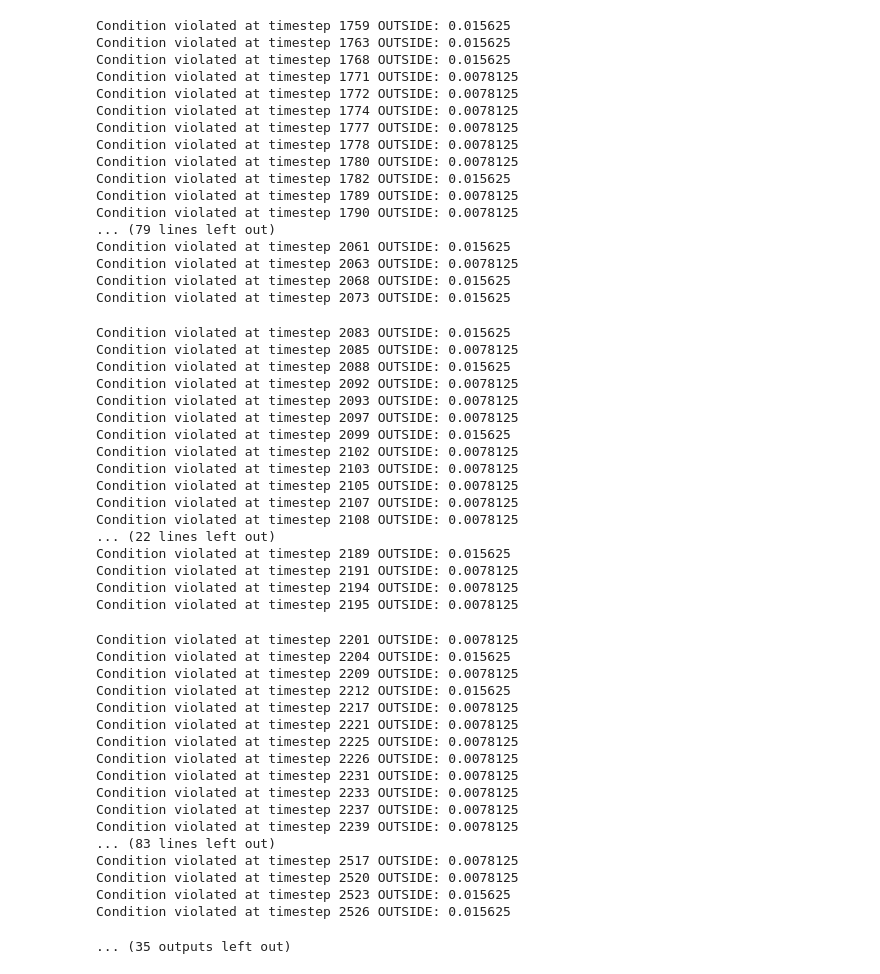
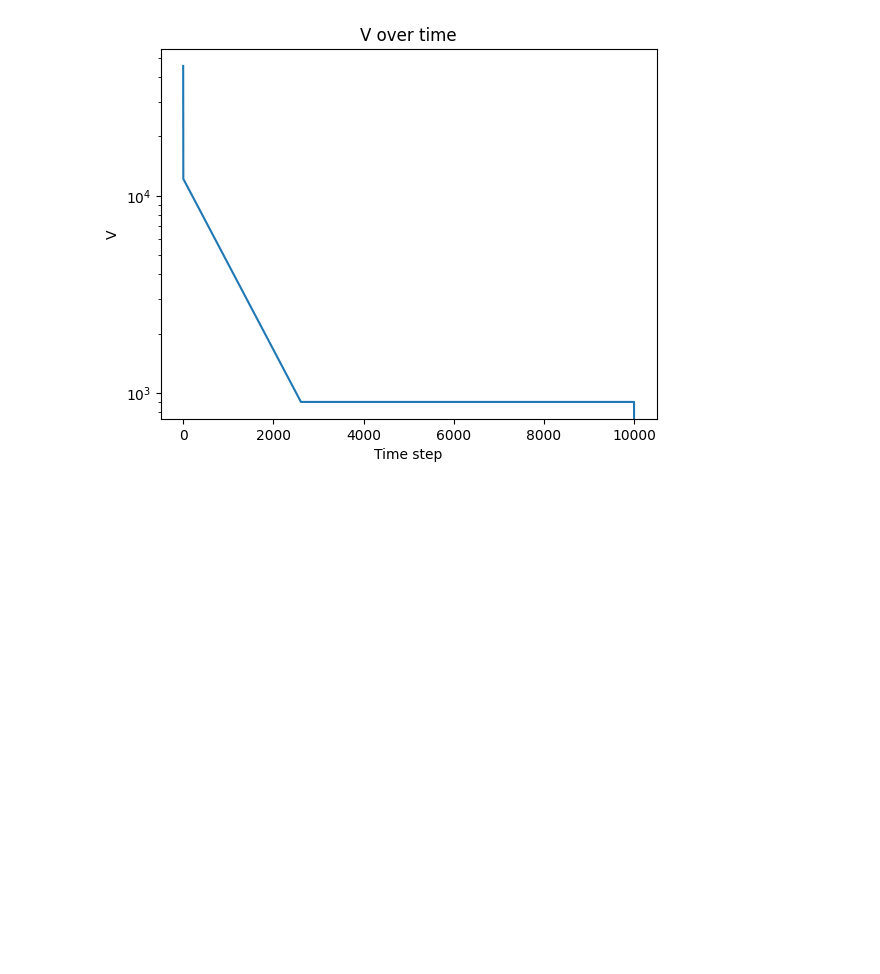
Before and after one commit to andreagoertzen/dissipativity-learning, a Jupyter notebook: KS/pca_eval.ipynb, the cells around one changed output. Cells and saved outputs as stored; diff of their text form; code cells hidden in the pictures; blank space fills up the shorter version.

```diff
--- a/KS/pca_eval.ipynb
+++ b/KS/pca_eval.ipynb
@@ -144,7 +144,9 @@ def rollout_on_test(eval_model, data_x, trunk_scale, test_traj, device):
 device = torch.device('cuda' if torch.cuda.is_available() else 'cpu')
 print(f"Using device: {device}")
 
-model_path = 'Trained_Models/0819_01/E10000_TS0.05_branchConv0_trunkHidden3__proj_LamRegVol0.1_C030.0_diagQ_discrete_proj_True_smooth_False' + '/model_epoch_best.pt'
+# model_path = 'Trained_Models/0819_01/E10000_TS0.05_branchConv0_trunkHidden3__proj_LamRegVol0.1_C030.0_diagQ_discrete_proj_True_smooth_False' + '/model_epoch_best.pt'
+model_path = 'Trained_Models/0819_17/E10000_TS0.05_branchConv0_trunkHidden3__proj_LamRegVol0.1_C030.0_diagQ__True' + '/model_epoch_best.pt'
+
 # model_params = np.load(model_path.replace('model_epoch_best.pt', 'model_params.npz'), allow_pickle=True)
 
 # Step 1: Load the read-only .npz file
@@ -350,55 +216,4 @@ Condition violated at timestep 1753 OUTSIDE: 0.015625
-Condition violated at timestep 1759 OUTSIDE: 0.015625
-Condition violated at timestep 1763 OUTSIDE: 0.015625
-Condition violated at timestep 1768 OUTSIDE: 0.015625
-Condition violated at timestep 1771 OUTSIDE: 0.0078125
-Condition violated at timestep 1772 OUTSIDE: 0.0078125
-Condition violated at timestep 1774 OUTSIDE: 0.0078125
-Condition violated at timestep 1777 OUTSIDE: 0.0078125
-Condition violated at timestep 1778 OUTSIDE: 0.0078125
-Condition violated at timestep 1780 OUTSIDE: 0.0078125
-Condition violated at timestep 1782 OUTSIDE: 0.015625
-Condition violated at timestep 1789 OUTSIDE: 0.0078125
-Condition violated at timestep 1790 OUTSIDE: 0.0078125
-... (79 lines left out)
-Condition violated at timestep 2061 OUTSIDE: 0.015625
-Condition violated at timestep 2063 OUTSIDE: 0.0078125
-Condition violated at timestep 2068 OUTSIDE: 0.015625
-Condition violated at timestep 2073 OUTSIDE: 0.015625
-Condition violated at timestep 2083 OUTSIDE: 0.015625
-Condition violated at timestep 2085 OUTSIDE: 0.0078125
-Condition violated at timestep 2088 OUTSIDE: 0.015625
-Condition violated at timestep 2092 OUTSIDE: 0.0078125
-Condition violated at timestep 2093 OUTSIDE: 0.0078125
-Condition violated at timestep 2097 OUTSIDE: 0.0078125
-Condition violated at timestep 2099 OUTSIDE: 0.015625
-Condition violated at timestep 2102 OUTSIDE: 0.0078125
-Condition violated at timestep 2103 OUTSIDE: 0.0078125
-Condition violated at timestep 2105 OUTSIDE: 0.0078125
-Condition violated at timestep 2107 OUTSIDE: 0.0078125
-Condition violated at timestep 2108 OUTSIDE: 0.0078125
-... (22 lines left out)
-Condition violated at timestep 2189 OUTSIDE: 0.015625
-Condition violated at timestep 2191 OUTSIDE: 0.0078125
-Condition violated at timestep 2194 OUTSIDE: 0.0078125
-Condition violated at timestep 2195 OUTSIDE: 0.0078125
-Condition violated at timestep 2201 OUTSIDE: 0.0078125
-Condition violated at timestep 2204 OUTSIDE: 0.015625
-Condition violated at timestep 2209 OUTSIDE: 0.0078125
-Condition violated at timestep 2212 OUTSIDE: 0.015625
-Condition violated at timestep 2217 OUTSIDE: 0.0078125
-Condition violated at timestep 2221 OUTSIDE: 0.0078125
-Condition violated at timestep 2225 OUTSIDE: 0.0078125
-Condition violated at timestep 2226 OUTSIDE: 0.0078125
-Condition violated at timestep 2231 OUTSIDE: 0.0078125
-Condition violated at timestep 2233 OUTSIDE: 0.0078125
-Condition violated at timestep 2237 OUTSIDE: 0.0078125
-Condition violated at timestep 2239 OUTSIDE: 0.0078125
-... (83 lines left out)
-Condition violated at timestep 2517 OUTSIDE: 0.0078125
-Condition violated at timestep 2520 OUTSIDE: 0.0078125
-Condition violated at timestep 2523 OUTSIDE: 0.015625
-Condition violated at timestep 2526 OUTSIDE: 0.015625
-... (35 outputs left out)
+[figure, added]
 # %%
 visualize_ellipsoid(test_traj, pred_traj, Q, c)
 # visualize_ellipsoid(test_traj, None, Q, c)
```
Also changed, not shown: parts of 2 cells of this notebook, 7 other files.
